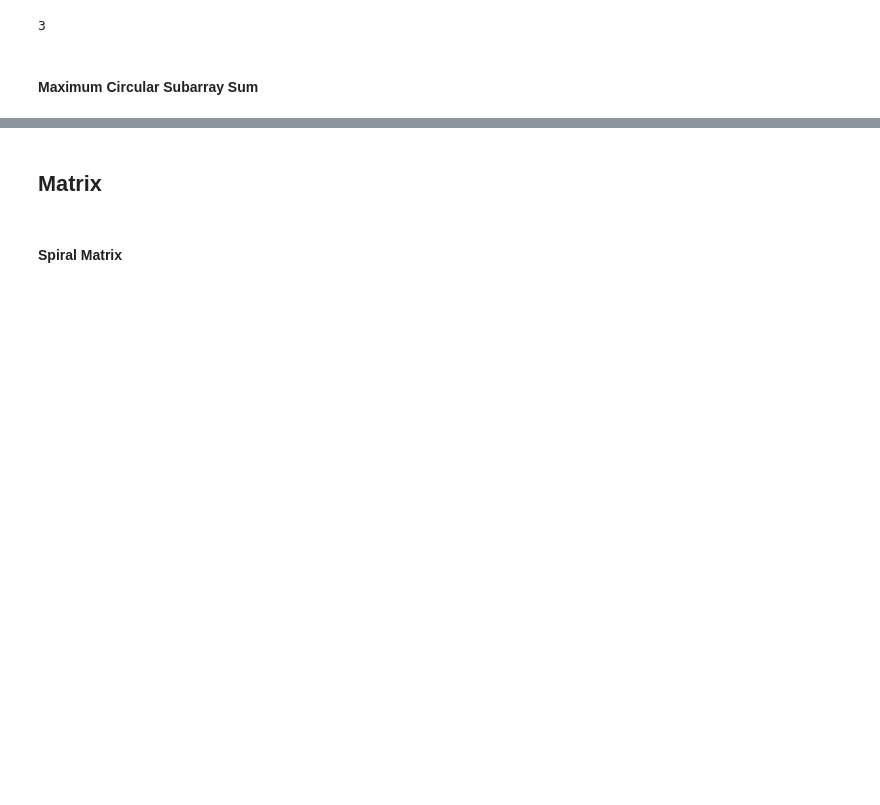
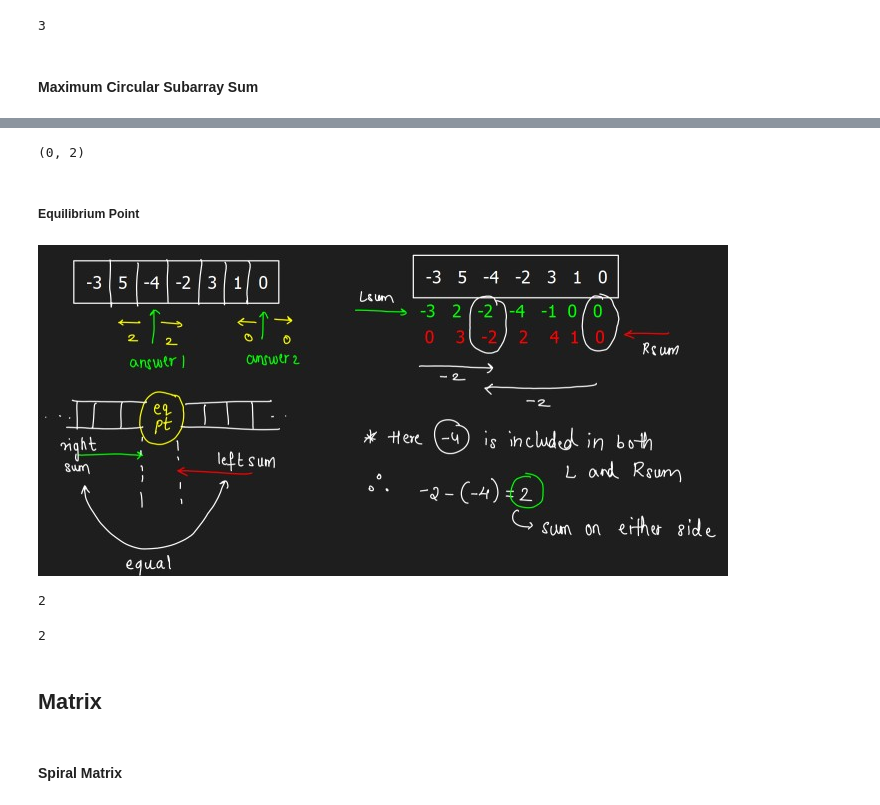
Before and after one commit to AshishSalaskar1/DS_Algo_Playground, a Jupyter notebook: Track/GFG_DSA.ipynb, the cells around one changed output, grey strips where cells are left out. Drawn from its saved outputs; the diff is of its cells as text; code cells hidden in the pictures; blank space fills up the shorter version.

```diff
--- a/Track/GFG_DSA.ipynb
+++ b/Track/GFG_DSA.ipynb
@@ -65,3 +417,46 @@ Max = MAX(Max of normal array, max of circular subarray)<br>
+# %%
+arr = [10, 20, -30, 1, 6]
+check_zero_sum(arr)
+# %% [output]
+(0, 2)
+# %% [markdown]
+##### Equilibrium Point
+# %%
+
+display(Image(filename='src/Equilibrium_Point.jpg'))
+# %% [output]
+[figure, added]
+# %%
+
+def equilibrium(arr):
+    '''
+    Return equilibrium point
+    '''
+    n = len(arr)
+    lSum = [0]*n
+
+    cSum = 0
+    for i in range(n):  # L->R Sum
+        cSum += arr[i]
+        lSum[i] = cSum
+
+    cSum = 0
+    for i in reversed(range(n)):  # L<-R Sum
+        cSum += arr[i]
+        if cSum == lSum[i]:
+            return i
+    return None
+
+
+arr = [-3,5,-4,-2,3,1]
+equilibrium(arr)
+# %% [output]
+2
+# %%
+arr = [-3,5,-4,-2,3,1]
+equilibrium(arr)
+# %% [output]
+2
 # %% [markdown]
 ## Matrix
 # %% [markdown]
```
Also changed, not shown: parts of 50 cells of this notebook, 4 other files.
